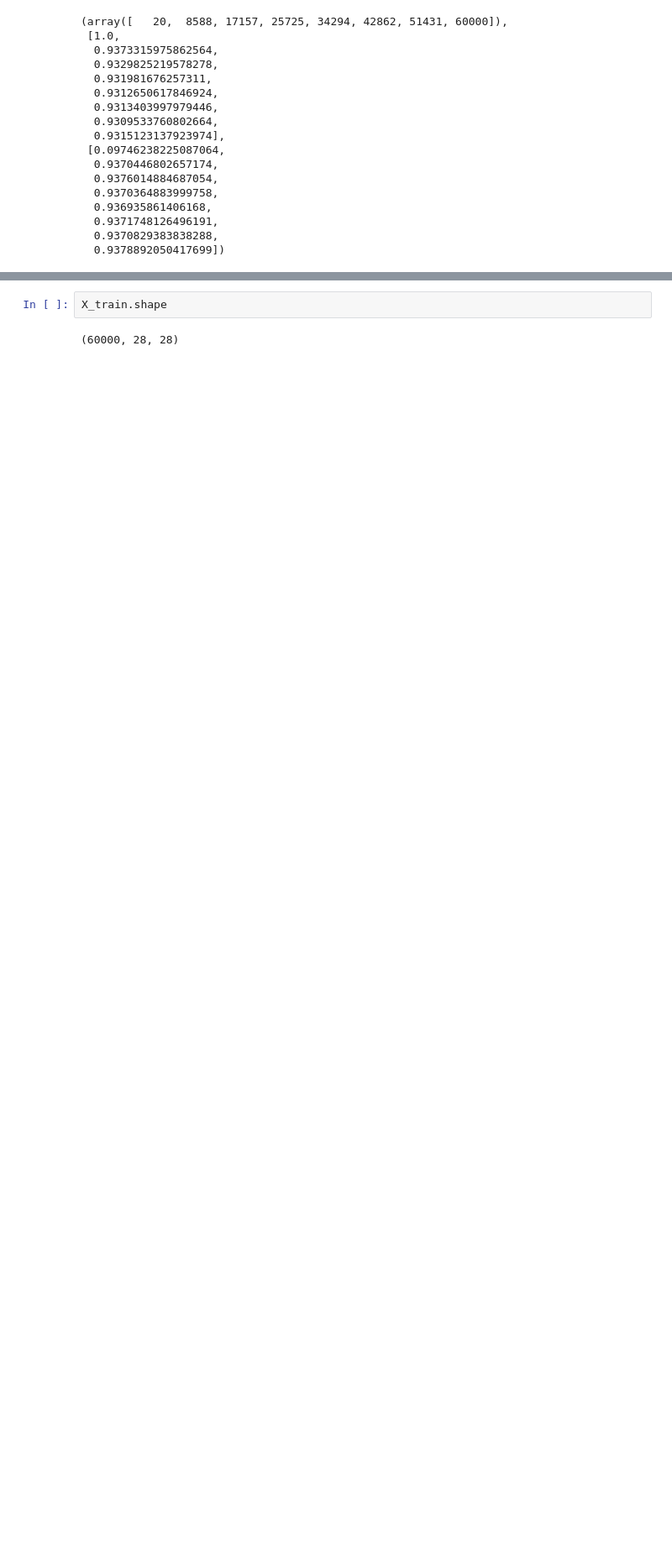
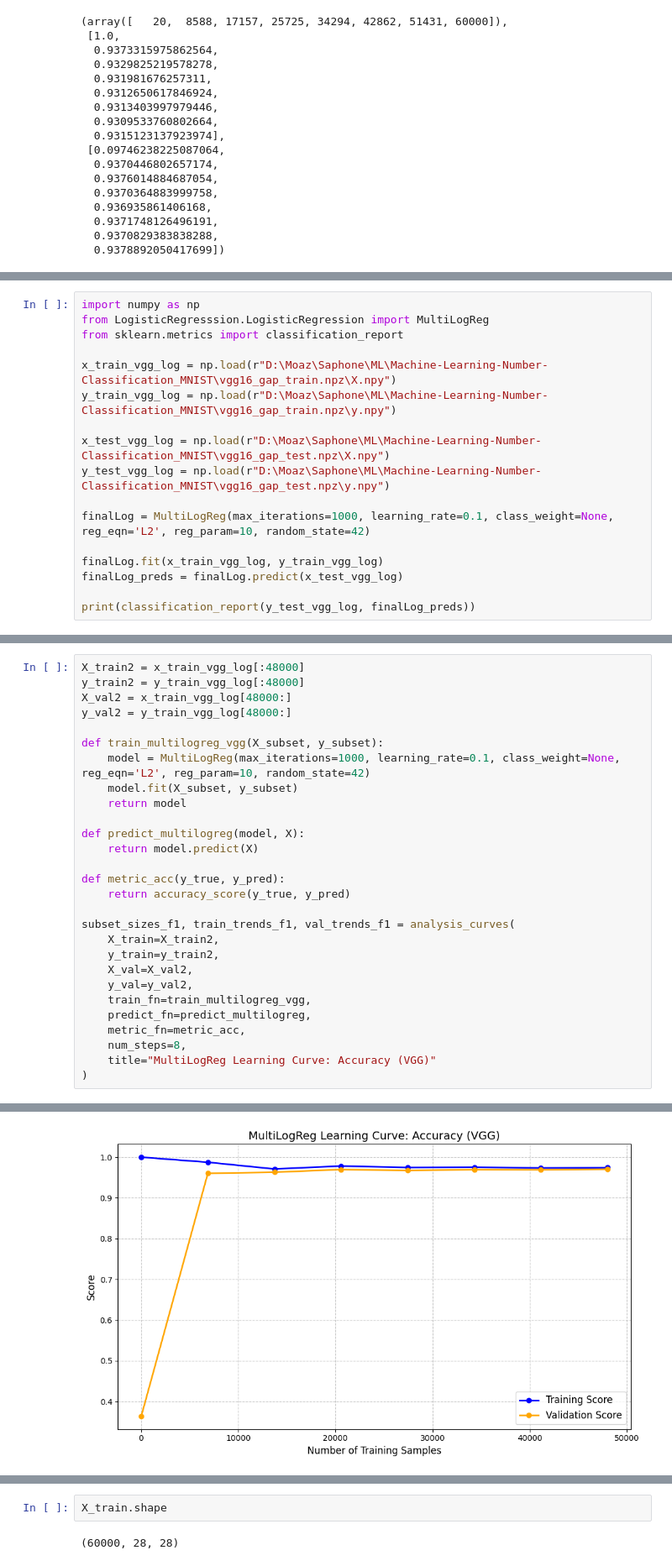
Before and after one commit to adhamthearray/Machine-Learning-Number-Classification_MNIST, a Jupyter notebook: Multi.ipynb, the cells around one changed output, grey strips where cells are left out. Shown at 84% size. Cells and saved outputs as stored; diff of their text form; blank space fills up the shorter version.

```diff
--- a/Multi.ipynb
+++ b/Multi.ipynb
@@ -522,0 +601,17 @@ Size 60000/60000 -> Train: 0.9315 | Val: 0.9379
+# %%
+import numpy as np
+from LogisticRegresssion.LogisticRegression import MultiLogReg
+from sklearn.metrics import classification_report
+
+x_train_vgg_log = np.load(r"D:\Moaz\Saphone\ML\Machine-Learning-Number-Classification_MNIST\vgg16_gap_train.npz\X.npy")
+y_train_vgg_log = np.load(r"D:\Moaz\Saphone\ML\Machine-Learning-Number-Classification_MNIST\vgg16_gap_train.npz\y.npy")
+
+x_test_vgg_log = np.load(r"D:\Moaz\Saphone\ML\Machine-Learning-Number-Classification_MNIST\vgg16_gap_test.npz\X.npy")
+y_test_vgg_log = np.load(r"D:\Moaz\Saphone\ML\Machine-Learning-Number-Classification_MNIST\vgg16_gap_test.npz\y.npy")
+
+finalLog = MultiLogReg(max_iterations=1000, learning_rate=0.1, class_weight=None, reg_eqn='L2', reg_param=10, random_state=42)
+
+finalLog.fit(x_train_vgg_log, y_train_vgg_log)
+finalLog_preds = finalLog.predict(x_test_vgg_log)
+
+print(classification_report(y_test_vgg_log, finalLog_preds))
@@ -679,0 +701,29 @@ KeyboardInterrupt:
+# %%
+X_train2 = x_train_vgg_log[:48000]
+y_train2 = y_train_vgg_log[:48000]
+X_val2 = x_train_vgg_log[48000:]
+y_val2 = y_train_vgg_log[48000:]
+
+def train_multilogreg_vgg(X_subset, y_subset):
+    model = MultiLogReg(max_iterations=1000, learning_rate=0.1, class_weight=None, reg_eqn='L2', reg_param=10, random_state=42)
+    model.fit(X_subset, y_subset)
+    return model
+
+def predict_multilogreg(model, X):
+    return model.predict(X)
+
+def metric_acc(y_true, y_pred):
+    return accuracy_score(y_true, y_pred)
+
+subset_sizes_f1, train_trends_f1, val_trends_f1 = analysis_curves(
+    X_train=X_train2,
+    y_train=y_train2,
+    X_val=X_val2,
+    y_val=y_val2,
+    train_fn=train_multilogreg_vgg,
+    predict_fn=predict_multilogreg,
+    metric_fn=metric_acc,
+    num_steps=8,
+    title="MultiLogReg Learning Curve: Accuracy (VGG)"
+)
+# %% [output]
@@ -679,0 +738 @@ KeyboardInterrupt:
+[figure, added]
```
Also changed, not shown: parts of 10 cells of this notebook, 5 other files.
